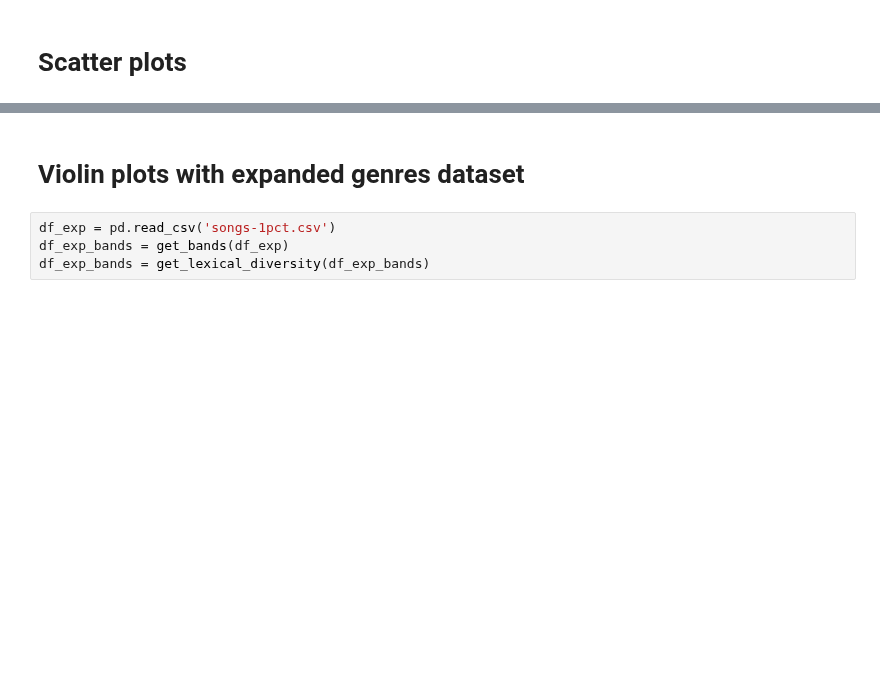
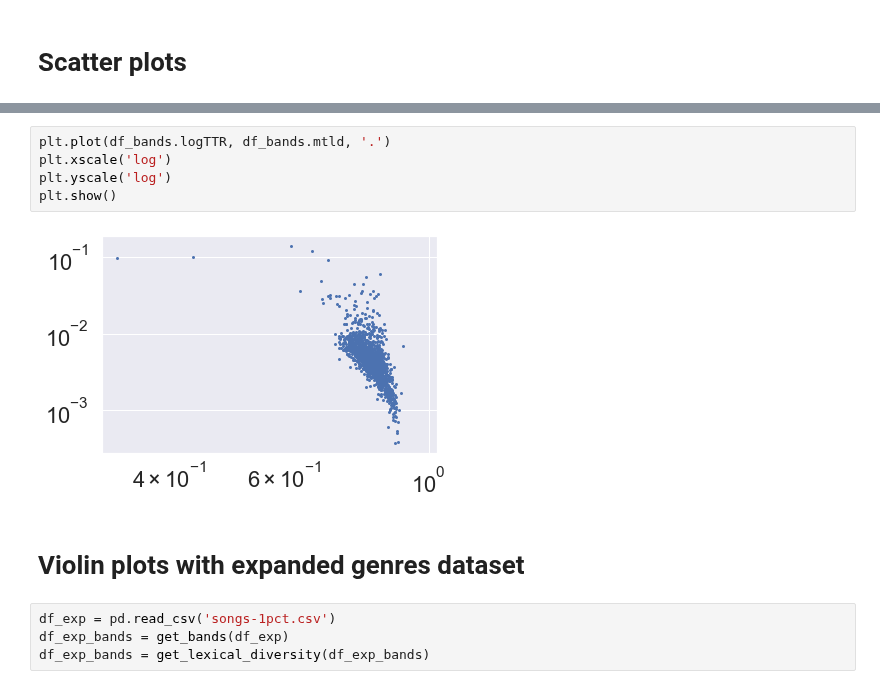
Before and after one commit to pdqnguyen/metallyrics, a Jupyter notebook: lyrics2.ipynb, the cells around one changed output, grey strips where cells are left out. Saved outputs shown, nothing was run; the diff lists cells and outputs as text; blank space fills up the shorter version.

```diff
--- a/lyrics2.ipynb
+++ b/lyrics2.ipynb
@@ -353,3 +435,10 @@ fig.tight_layout(rect=[0, 0, 1, 0.95])
+# %%
+plt.plot(df_bands.logTTR, df_bands.mtld, '.')
+plt.xscale('log')
+plt.yscale('log')
+plt.show()
+# %% [output]
+[figure, added]
 # %% [markdown]
 # Violin plots with expanded genres dataset
 # %%
```
Also changed, not shown: parts of 27 cells of this notebook.
